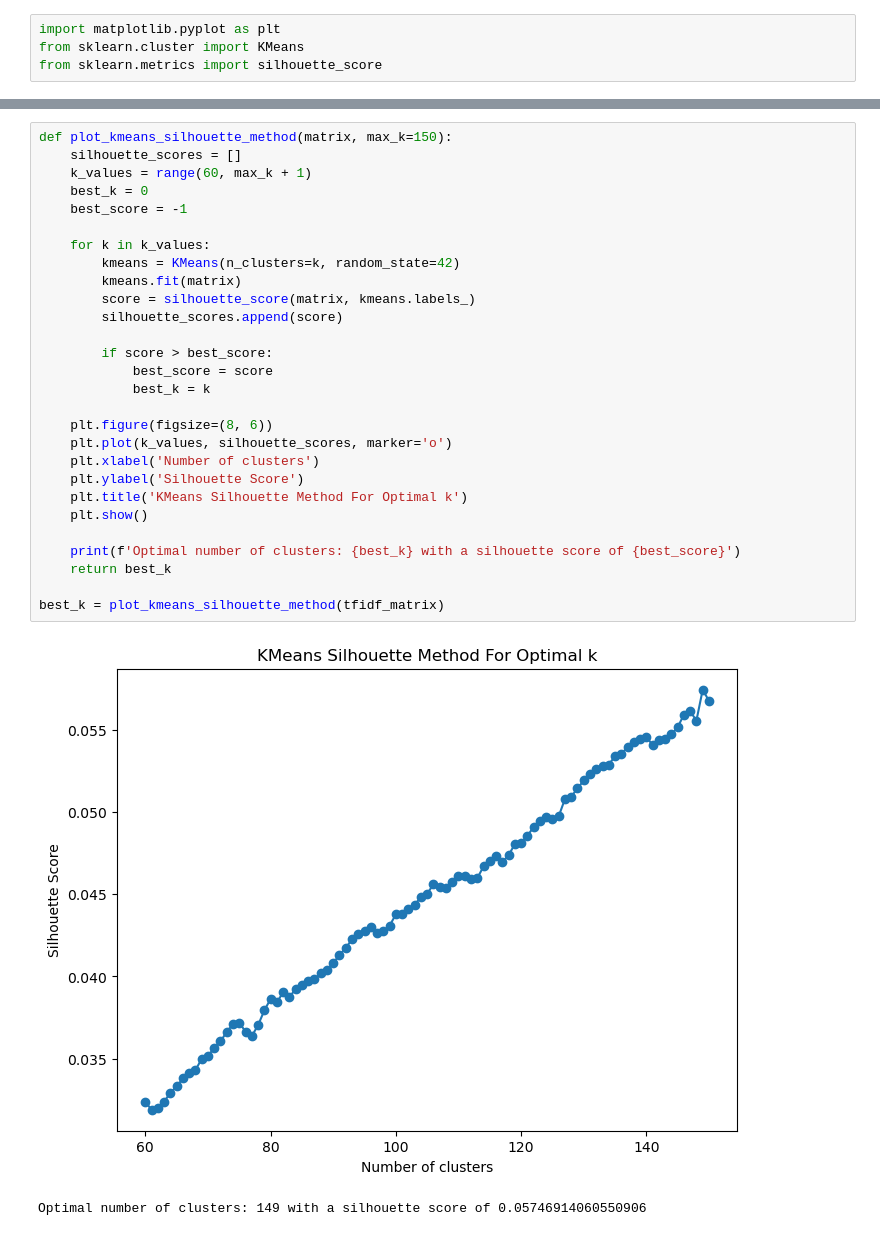
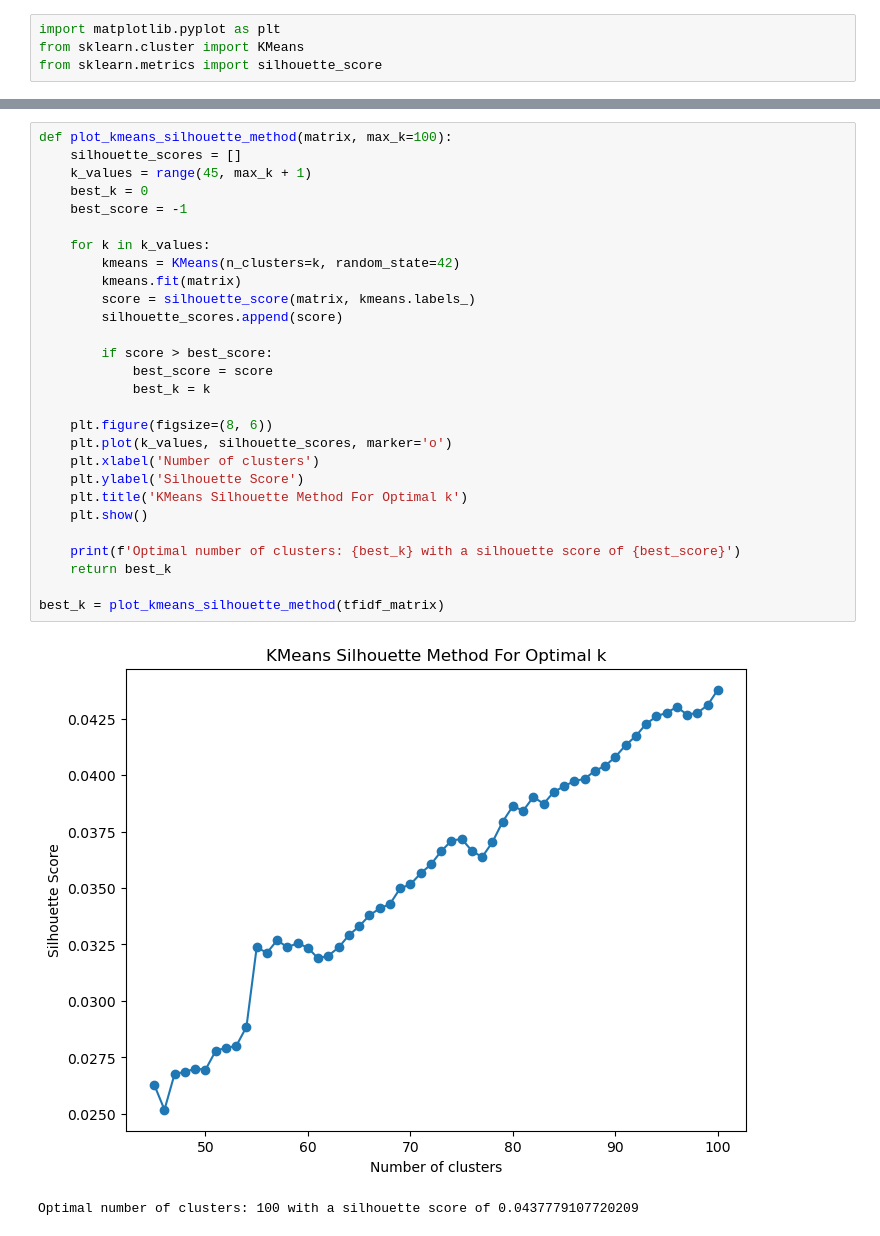
Before and after one commit to Lucvds99/AI_Challenges, a Jupyter notebook: ML 5 Challenge/Galaxy store.ipynb, the cells around one changed output, grey strips where cells are left out. Cells and saved outputs as stored; diff of their text form.

```diff
--- a/ML 5 Challenge/Galaxy store.ipynb
+++ b/ML 5 Challenge/Galaxy store.ipynb
@@ -202,32 +208,32 @@ plot_kmeans_elbow_method(tfidf_matrix)
 # %%
-def plot_kmeans_silhouette_method(matrix, max_k=150):
+def plot_kmeans_silhouette_method(matrix, max_k=100):
     silhouette_scores = []
-    k_values = range(60, max_k + 1)
+    k_values = range(45, max_k + 1)
     best_k = 0
     best_score = -1
 
     for k in k_values:
         kmeans = KMeans(n_clusters=k, random_state=42)
         kmeans.fit(matrix)
         score = silhouette_score(matrix, kmeans.labels_)
         silhouette_scores.append(score)
 
         if score > best_score:
             best_score = score
             best_k = k
 
     plt.figure(figsize=(8, 6))
     plt.plot(k_values, silhouette_scores, marker='o')
     plt.xlabel('Number of clusters')
     plt.ylabel('Silhouette Score')
     plt.title('KMeans Silhouette Method For Optimal k')
     plt.show()
 
     print(f'Optimal number of clusters: {best_k} with a silhouette score of {best_score}')
     return best_k
 
 best_k = plot_kmeans_silhouette_method(tfidf_matrix)
 # %% [output]
-[figure, old version]
+[figure, new version]
-Optimal number of clusters: 149 with a silhouette score of 0.05746914060550906
+Optimal number of clusters: 100 with a silhouette score of 0.0437779107720209
 # %%
```
Also changed, not shown: parts of 3 cells of this notebook.
